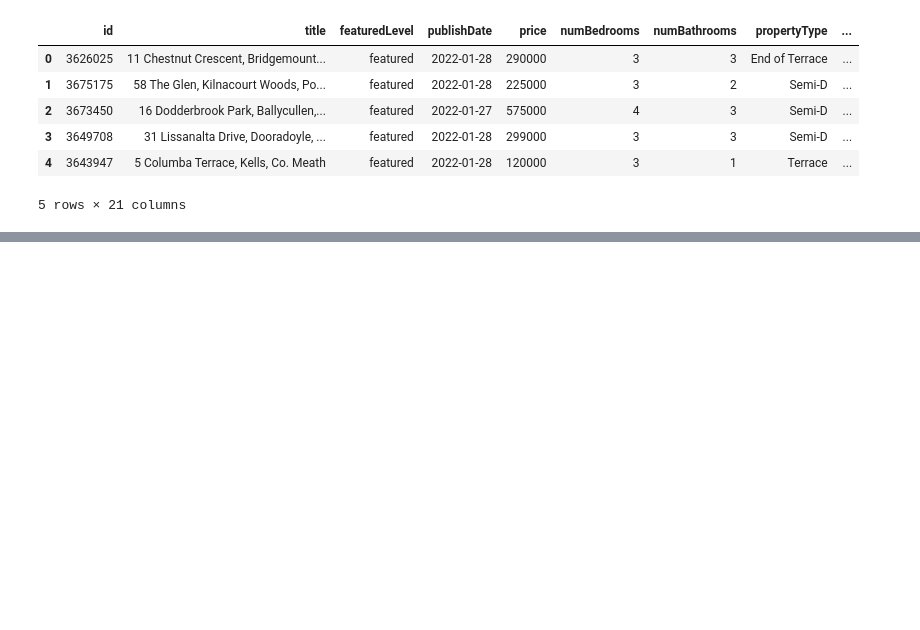
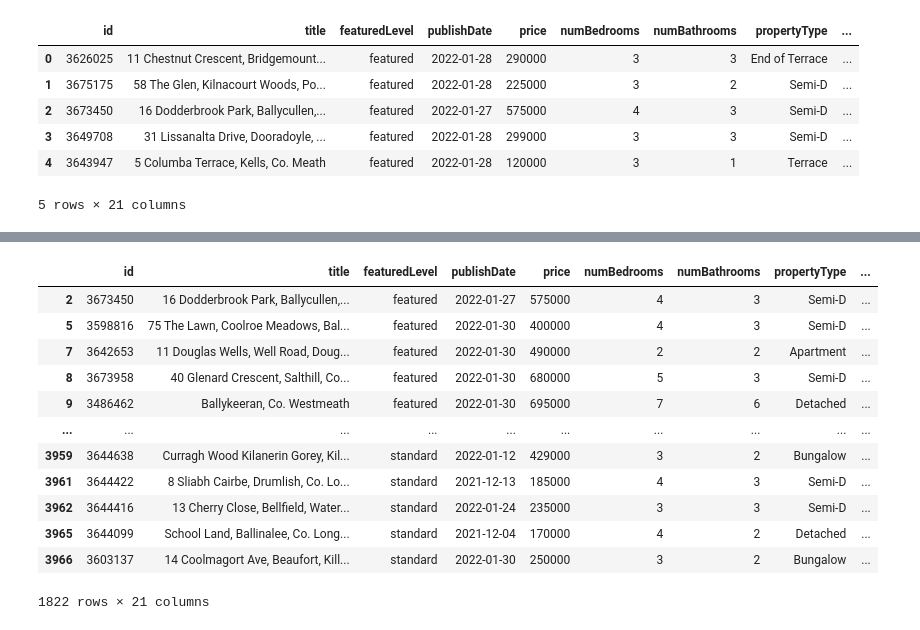
Before and after one commit to McKillenJason/congenial-happiness, a Jupyter notebook: StartingPoint.ipynb, the cells around one changed output, grey strips where cells are left out. Drawn from its saved outputs; the diff is of its cells as text; code cells hidden in the pictures; blank space fills up the shorter version.

```diff
--- a/StartingPoint.ipynb
+++ b/StartingPoint.ipynb
@@ -91,3 +97,21 @@ housing.drop(housing[(housing.latitude > max_latitude) | (housing.latitude < min
+# %%
+housing.dropna(subset=["numBedrooms"])
+housing.dropna(subset=["numBathrooms"])
+housing.dropna(subset=["propertySize"])
+# %% [output]
+|  | id | title | featuredLevel | publishDate | price | numBedrooms | numBathrooms | propertyType | ... |
+| 2 | 3673450 | 16 Dodderbrook Park, Ballycullen,... | featured | 2022-01-27 | 575000 | 4 | 3 | Semi-D | ... |
+| 5 | 3598816 | 75 The Lawn, Coolroe Meadows, Bal... | featured | 2022-01-30 | 400000 | 4 | 3 | Semi-D | ... |
+| 7 | 3642653 | 11 Douglas Wells, Well Road, Doug... | featured | 2022-01-30 | 490000 | 2 | 2 | Apartment | ... |
+| 8 | 3673958 | 40 Glenard Crescent, Salthill, Co... | featured | 2022-01-30 | 680000 | 5 | 3 | Semi-D | ... |
+| 9 | 3486462 | Ballykeeran, Co. Westmeath | featured | 2022-01-30 | 695000 | 7 | 6 | Detached | ... |
+| ... | ... | ... | ... | ... | ... | ... | ... | ... | ... |
+| 3959 | 3644638 | Curragh Wood Kilanerin Gorey, Kil... | standard | 2022-01-12 | 429000 | 3 | 2 | Bungalow | ... |
+| 3961 | 3644422 | 8 Sliabh Cairbe, Drumlish, Co. Lo... | standard | 2021-12-13 | 185000 | 4 | 3 | Semi-D | ... |
+| 3962 | 3644416 | 13 Cherry Close, Bellfield, Water... | standard | 2022-01-24 | 235000 | 3 | 3 | Semi-D | ... |
+| 3965 | 3644099 | School Land, Ballinalee, Co. Long... | standard | 2021-12-04 | 170000 | 4 | 2 | Detached | ... |
+| 3966 | 3603137 | 14 Coolmagort Ave, Beaufort, Kill... | standard | 2022-01-30 | 250000 | 3 | 2 | Bungalow | ... |
+1822 rows × 21 columns
 # %%
 %matplotlib inline
 housing.hist(bins=50, figsize=(20,15))
```
Also changed, not shown: parts of 14 cells of this notebook.
